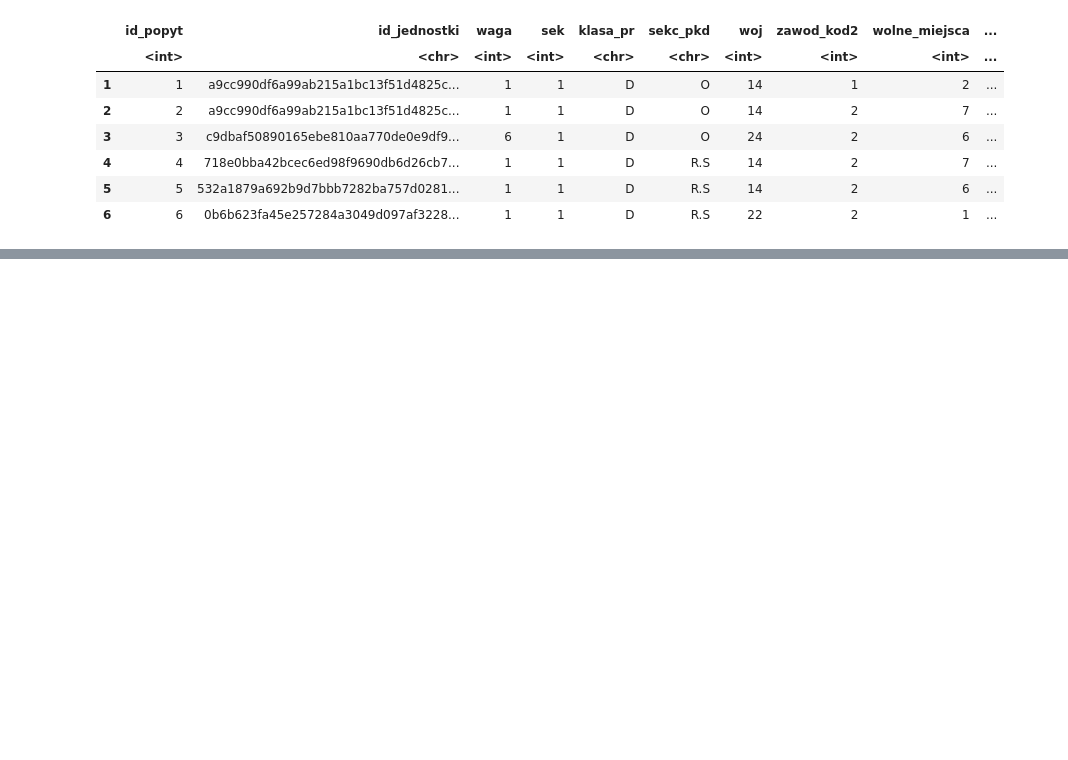
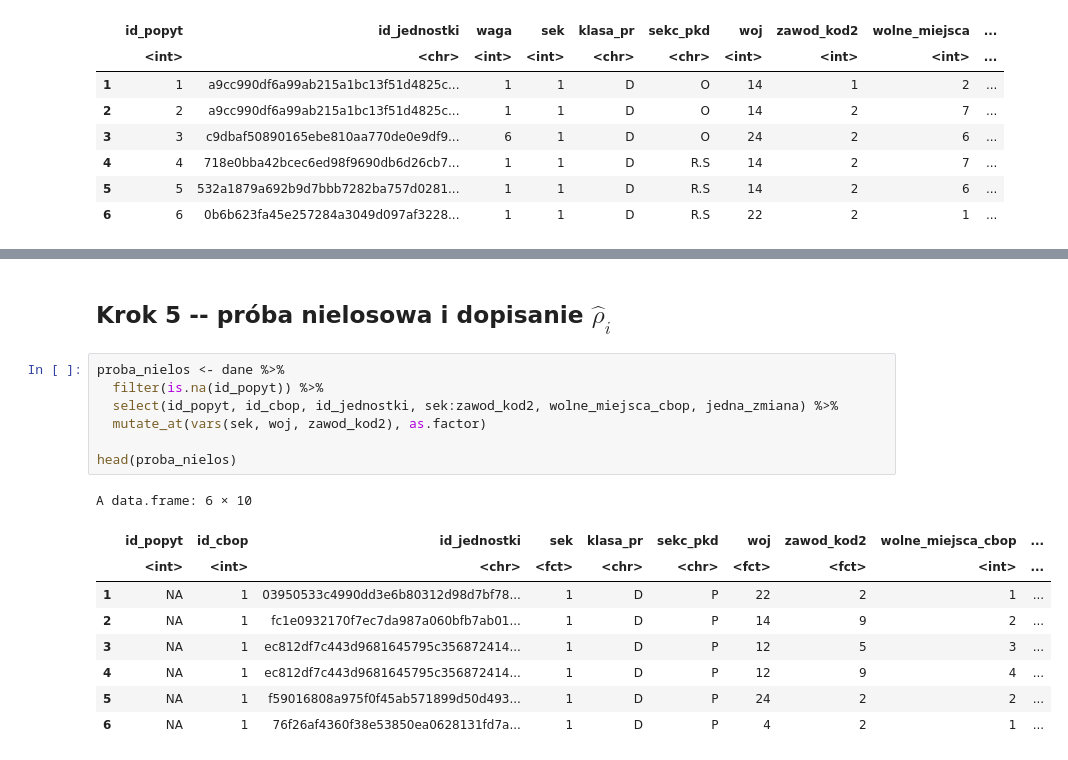
Before and after one commit to DepartmentOfStatisticsPUE/bi-2021, a Jupyter notebook: materialy-wyklady/bi_2021_04_19.ipynb, the cells around one changed output, grey strips where cells are left out. Cells and saved outputs as stored; diff of their text form; blank space fills up the shorter version.

```diff
--- a/materialy-wyklady/bi_2021_04_19.ipynb
+++ b/materialy-wyklady/bi_2021_04_19.ipynb
@@ -36,0 +228,19 @@ A data.frame: 6 × 14
+# %% [markdown]
+## Krok 5 -- próba nielosowa i dopisanie $\hat{\rho}_i$
+# %%
+proba_nielos <- dane %>%
+  filter(is.na(id_popyt)) %>%
+  select(id_popyt, id_cbop, id_jednostki, sek:zawod_kod2, wolne_miejsca_cbop, jedna_zmiana) %>%
+  mutate_at(vars(sek, woj, zawod_kod2), as.factor)
+
+head(proba_nielos)
+# %% [output]
+A data.frame: 6 × 10
+|  | id_popyt | id_cbop | id_jednostki | sek | klasa_pr | sekc_pkd | woj | zawod_kod2 | wolne_miejsca_cbop | ... |
+|  | <int> | <int> | <chr> | <fct> | <chr> | <chr> | <fct> | <fct> | <int> | ... |
+| 1 | NA | 1 | 03950533c4990dd3e6b80312d98d7bf78... | 1 | D | P | 22 | 2 | 1 | ... |
+| 2 | NA | 1 | fc1e0932170f7ec7da987a060bfb7ab01... | 1 | D | P | 14 | 9 | 2 | ... |
+| 3 | NA | 1 | ec812df7c443d9681645795c356872414... | 1 | D | P | 12 | 5 | 3 | ... |
+| 4 | NA | 1 | ec812df7c443d9681645795c356872414... | 1 | D | P | 12 | 9 | 4 | ... |
+| 5 | NA | 1 | f59016808a975f0f45ab571899d50d493... | 1 | D | P | 24 | 2 | 2 | ... |
+| 6 | NA | 1 | 76f26af4360f38e53850ea0628131fd7a... | 1 | D | P | 4 | 2 | 1 | ... |
```
Also changed, not shown: parts of 30 cells of this notebook.
